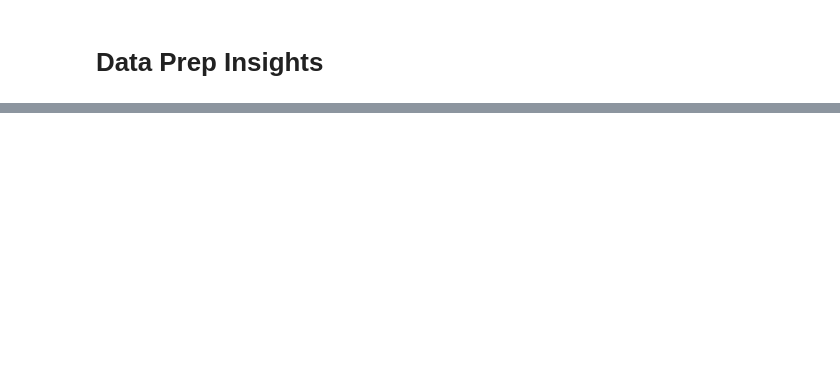
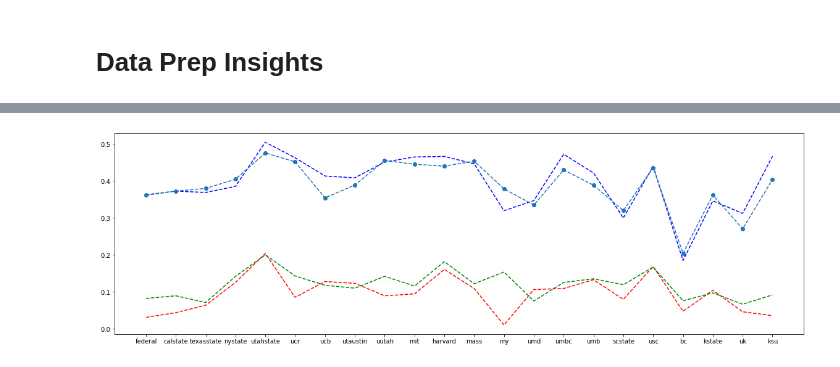
Before and after one commit to priyanshu-sharma/llm_bias, a Jupyter notebook: data_prep.ipynb, the cells around one changed output, grey strips where cells are left out. Saved outputs shown, nothing was run; the diff lists cells and outputs as text; code cells hidden in the pictures; blank space fills up the shorter version.

```diff
--- a/data_prep.ipynb
+++ b/data_prep.ipynb
@@ -35,0 +116,6 @@ Name: s_no, dtype: int64
+# %%
+plt.figure(figsize=(20, 6))
+plt.plot(x, swp_array, 'r--', x, sws_array, 'b--', x, lwp_array, 'g--', x, lws_array, 'o--')
+plt.show()
+# %% [output]
+[figure, added]
```
Also changed, not shown: parts of 15 cells of this notebook, 1 other file.
